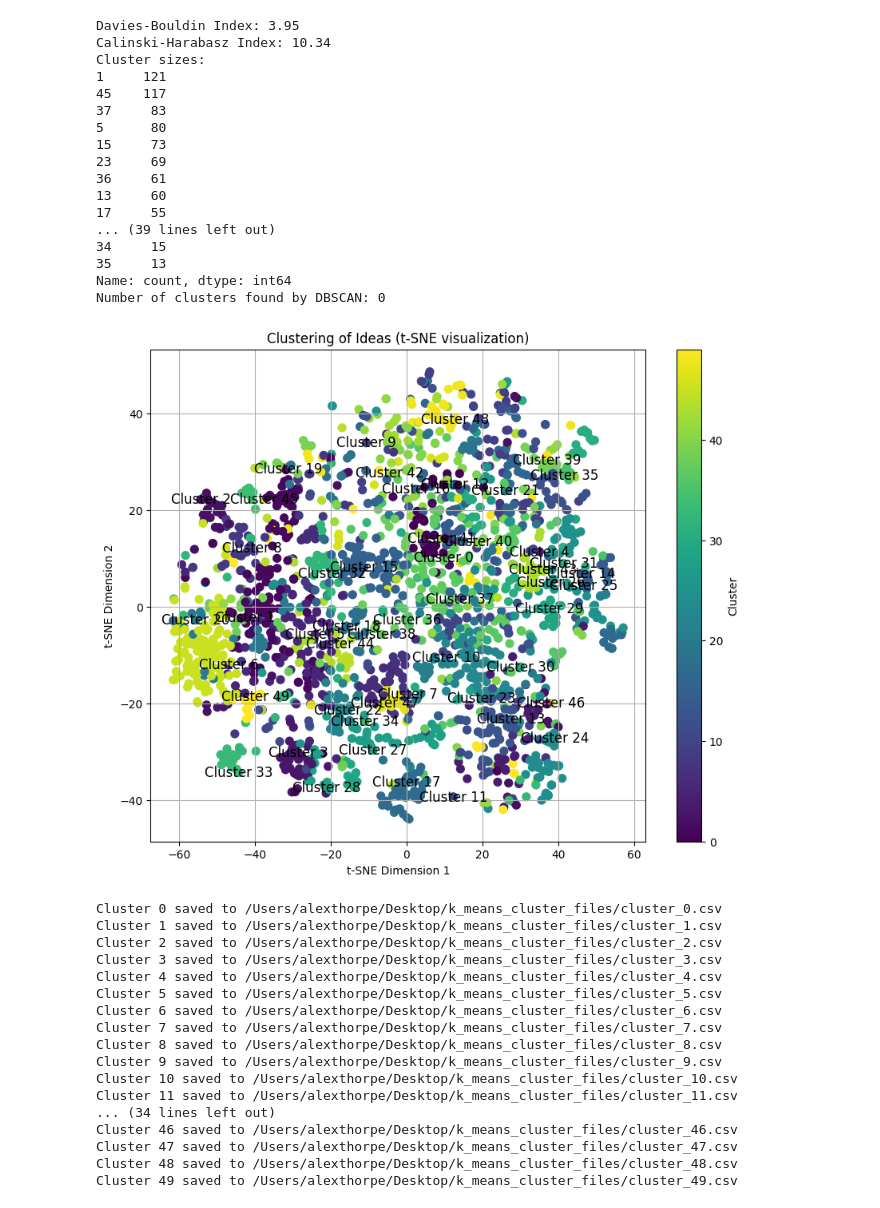
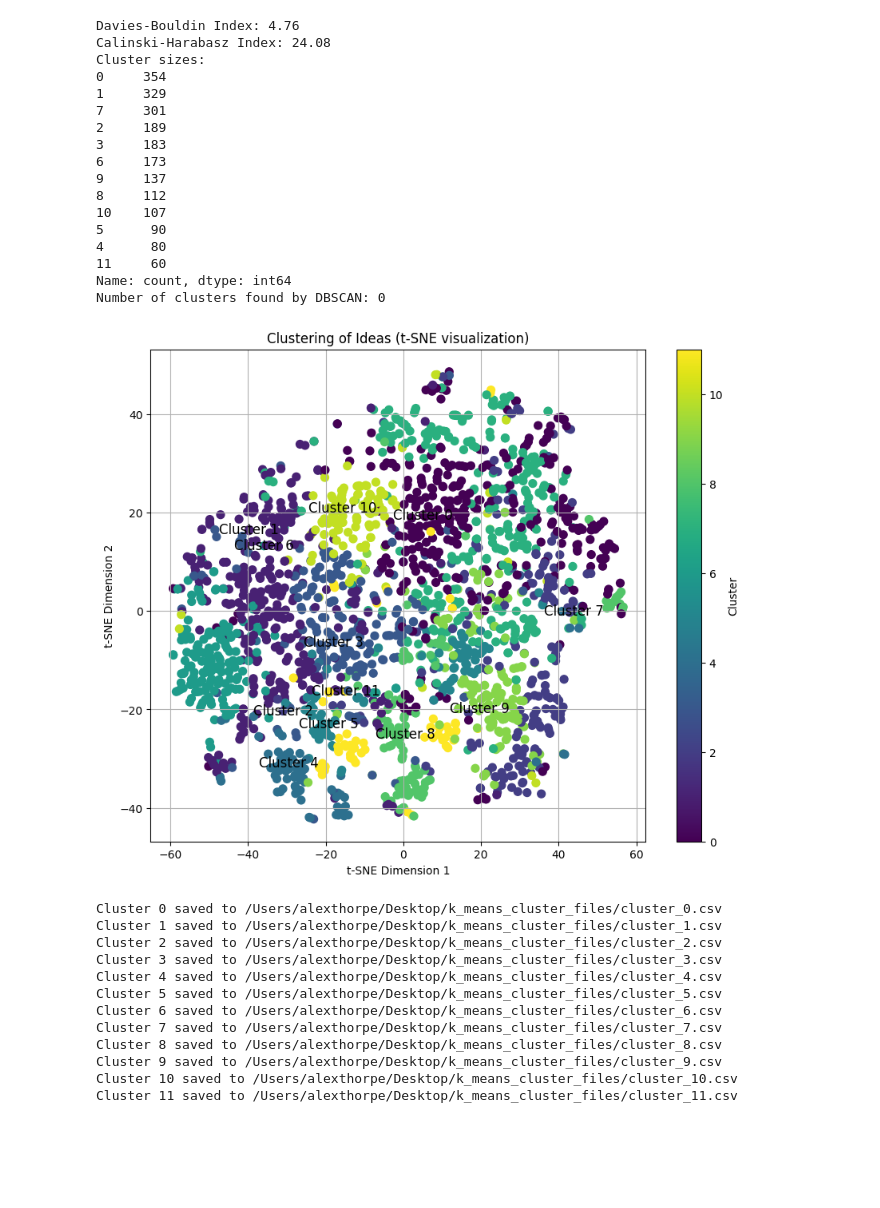
Before and after one commit to osuthorpe/prompt-library, a Jupyter notebook: notebooks/k-means.ipynb, the cells around one changed output. Cells and saved outputs as stored; diff of their text form; code cells hidden in the pictures; blank space fills up the shorter version.

```diff
--- a/notebooks/k-means.ipynb
+++ b/notebooks/k-means.ipynb
@@ -97,7 +97,7 @@ plt.grid(True)
 plt.show()
 
 # Step 5: Use K-Means clustering with the chosen number of clusters
-num_clusters = 2
+num_clusters = 12
 kmeans = KMeans(n_clusters=num_clusters, random_state=42)
 labels = kmeans.fit_predict(scaled_embeddings)
 
@@ -174,21 +174,21 @@ Cumulative variance explained by 50 components: 0.49
-Davies-Bouldin Index: 3.95
-Calinski-Harabasz Index: 10.34
+Davies-Bouldin Index: 4.76
+Calinski-Harabasz Index: 24.08
 Cluster sizes:
-1     121
-45    117
-37     83
-5      80
-15     73
-23     69
-36     61
-13     60
-17     55
-... (39 lines left out)
-34     15
-35     13
+0     354
+1     329
+7     301
+2     189
+3     183
+6     173
+9     137
+8     112
+10    107
+5      90
+4      80
+11     60
 Name: count, dtype: int64
 Number of clusters found by DBSCAN: 0
-[figure, old version]
+[figure, new version]
 Cluster 0 saved to /Users/alexthorpe/Desktop/k_means_cluster_files/cluster_0.csv
 Cluster 1 saved to /Users/alexthorpe/Desktop/k_means_cluster_files/cluster_1.csv
 Cluster 2 saved to /Users/alexthorpe/Desktop/k_means_cluster_files/cluster_2.csv
@@ -201,8 +201,3 @@ Cluster 8 saved to /Users/alexthorpe/Desktop/k_means_cluster_files/cluster_8.csv
 Cluster 9 saved to /Users/alexthorpe/Desktop/k_means_cluster_files/cluster_9.csv
 Cluster 10 saved to /Users/alexthorpe/Desktop/k_means_cluster_files/cluster_10.csv
 Cluster 11 saved to /Users/alexthorpe/Desktop/k_means_cluster_files/cluster_11.csv
-... (34 lines left out)
-Cluster 46 saved to /Users/alexthorpe/Desktop/k_means_cluster_files/cluster_46.csv
-Cluster 47 saved to /Users/alexthorpe/Desktop/k_means_cluster_files/cluster_47.csv
-Cluster 48 saved to /Users/alexthorpe/Desktop/k_means_cluster_files/cluster_48.csv
-Cluster 49 saved to /Users/alexthorpe/Desktop/k_means_cluster_files/cluster_49.csv
```
Also changed, not shown: parts of 1 cell of this notebook, 2 other files.
